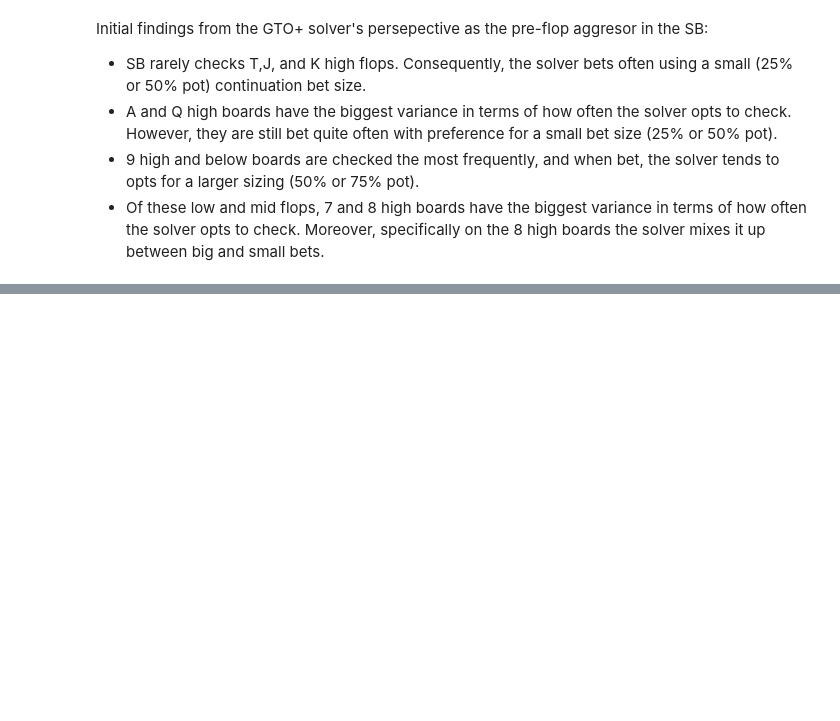
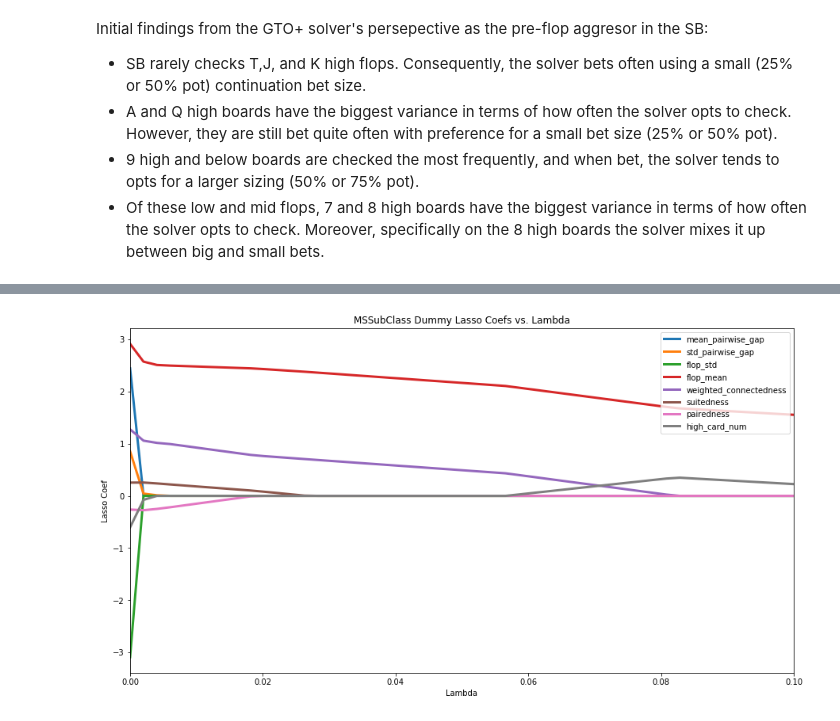
Before and after one commit to Rob-Lando/small-blind-vs-button-3betpots, a Jupyter notebook: sb_3bet_vs_bu_call.ipynb, the cells around one changed output, grey strips where cells are left out. Cells and saved outputs as stored; diff of their text form; code cells hidden in the pictures; blank space fills up the shorter version.

```diff
--- a/sb_3bet_vs_bu_call.ipynb
+++ b/sb_3bet_vs_bu_call.ipynb
@@ -242,0 +275,15 @@ Initial findings from the GTO+ solver's persepective as the pre-flop aggresor in
+# %%
+fig,ax = plt.subplots()
+fig.set_size_inches(15,8)
+
+for i in range(len(coefs_lasso.columns)):
+    sns.lineplot(x = coefs_lasso.index,y = coefs_lasso.columns[i],data = coefs_lasso,label = coefs_lasso.columns[i],linewidth = 3)
+
+plt.xlim(0,.1)
+plt.title("MSSubClass Dummy Lasso Coefs vs. Lambda")
+plt.ylabel("Lasso Coef")
+plt.xlabel("Lambda")
+plt.legend(loc = 1)
+plt.show()
+# %% [output]
+[figure, added]
```
Also changed, not shown: parts of 13 cells of this notebook.
